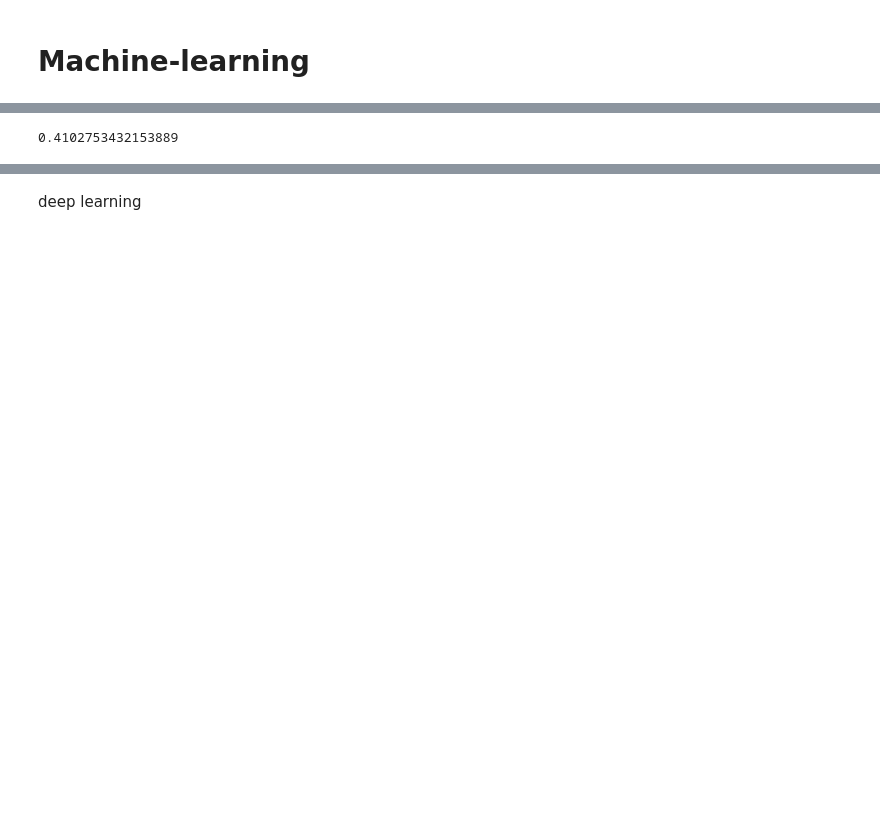
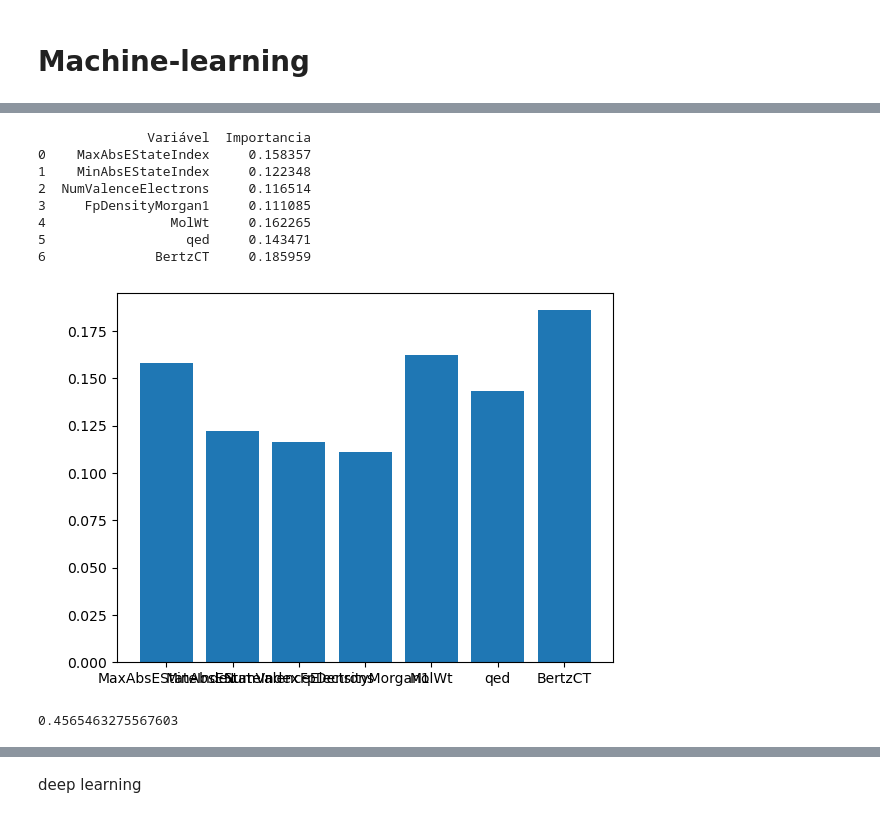
Before and after one commit to BrunoAGSa/Extra-o_Work, a Jupyter notebook: Trabalho parte 2/cyp2c9/trabalho 2.ipynb, the cells around one changed output, grey strips where cells are left out. Cells and saved outputs as stored; diff of their text form; code cells hidden in the pictures; blank space fills up the shorter version.

```diff
--- a/Trabalho parte 2/cyp2c9/trabalho 2.ipynb
+++ b/Trabalho parte 2/cyp2c9/trabalho 2.ipynb
@@ -778,0 +778,27 @@ rmse
+# %%
+from sklearn.ensemble import RandomForestClassifier
+from sklearn.metrics import accuracy_score, precision_score, recall_score, f1_score, confusion_matrix,roc_auc_score,mean_squared_error
+from math import sqrt
+random_classifier = RandomForestClassifier()
+
+random_classifier.fit(X_train, y_train)
+preds = random_classifier.predict(X_test)
+print(confusion_matrix(y_test, preds, labels=[0,1]))
+accuracy = accuracy_score(y_test, preds)
+precision = precision_score(y_test, preds)
+recall = recall_score(y_test, preds)
+f1 = f1_score(y_test, preds)
+auc_roc = roc_auc_score(y_test, preds)
+mean_error = mean_squared_error(y_test, preds)
+root_mean = sqrt(mean_error)
+
+precisoes.append(accuracy)
+modelos.append("Random Forest")
+
+
+print("Accuracy:", accuracy)
+print("Precision:", precision)
+print("Recall:", recall)
+print("F1-score:", f1)
+print("AUC-ROC:", auc_roc)
+print("Raiz quadrada do erro:", root_mean)
@@ -779,14 +814,39 @@ rmse
+# %%
+import matplotlib.pyplot as plt
+importancias = random_classifier.feature_importances_
+df_impor = pd.DataFrame({'Variável': X.columns, 'Importancia': importancias})
+print(df_impor)
+
+#df_impor = df.Importancia.sort_values(ascending = False)
+plt.bar(df_impor['Variável'], df_impor['Importancia'])
+plt.ylabel(" ")
+
+plt.show()
+# %% [output]
+              Variável  Importancia
+0    MaxAbsEStateIndex     0.158357
+1    MinAbsEStateIndex     0.122348
+2  NumValenceElectrons     0.116514
+3     FpDensityMorgan1     0.111085
+4                MolWt     0.162265
+5                  qed     0.143471
+6              BertzCT     0.185959
+[figure, added]
 # %%
-from sklearn.ensemble import RandomForestRegressor
+# ver se da
 
-random_regressor = RandomForestRegressor()
+#from sklearn.svm import SVR
+#from sklearn.metrics import mean_squared_error
+#import math
+#svm_regressor = SVR()
 
-random_regressor.fit(X_train, y_train)
-preds = random_regressor.predict(X_test)
+#svm_regressor.fit(X_train, y_train)
 
-mean_error = sklearn.metrics.mean_squared_error(y_test, preds)
-root_mean = math.sqrt(mean_error)
-root_mean
+#preds = svm_regressor.predict(X_test)
+
+#mean_error = mean_squared_error(y_test, preds)
+#root_mean = math.sqrt(mean_error)
+#root_mean
 # %% [output]
-0.4102753432153889
+0.4565463275567603
 # %%
```
Also changed, not shown: parts of 31 cells of this notebook.
